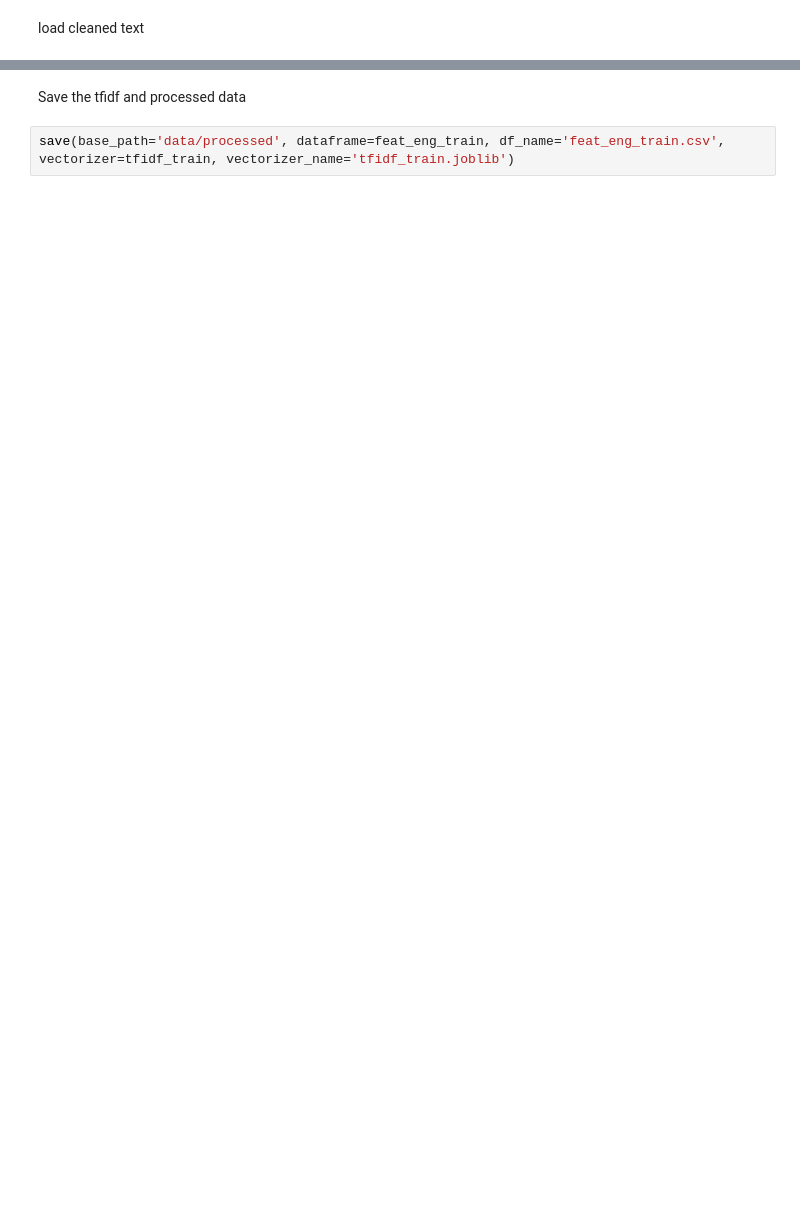
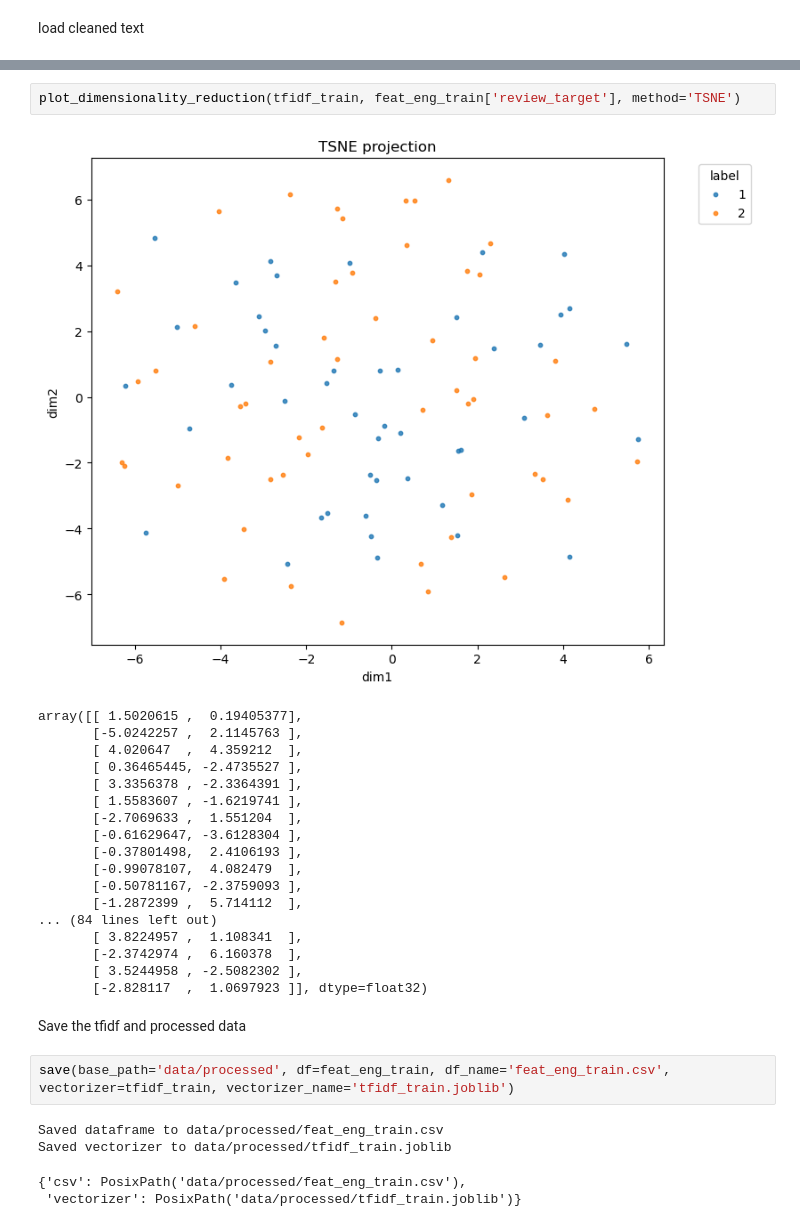
Before and after one commit to elsayedelmandoh/sentiment-sleuth, a Jupyter notebook: notebooks/04_feature_engineering.ipynb, the cells around one changed output, grey strips where cells are left out. Drawn from its saved outputs; the diff is of its cells as text; blank space fills up the shorter version.

```diff
--- a/notebooks/04_feature_engineering.ipynb
+++ b/notebooks/04_feature_engineering.ipynb
@@ -81,4 +226,30 @@ TF-IDF shape: (100, 5202)
+# %%
+plot_dimensionality_reduction(tfidf_train, feat_eng_train['review_target'], method='TSNE')
+# %% [output]
+[figure, added]
+array([[ 1.5020615 ,  0.19405377],
+       [-5.0242257 ,  2.1145763 ],
+       [ 4.020647  ,  4.359212  ],
+       [ 0.36465445, -2.4735527 ],
+       [ 3.3356378 , -2.3364391 ],
+       [ 1.5583607 , -1.6219741 ],
+       [-2.7069633 ,  1.551204  ],
+       [-0.61629647, -3.6128304 ],
+       [-0.37801498,  2.4106193 ],
+       [-0.99078107,  4.082479  ],
+       [-0.50781167, -2.3759093 ],
+       [-1.2872399 ,  5.714112  ],
+... (84 lines left out)
+       [ 3.8224957 ,  1.108341  ],
+       [-2.3742974 ,  6.160378  ],
+       [ 3.5244958 , -2.5082302 ],
+       [-2.828117  ,  1.0697923 ]], dtype=float32)
 # %% [markdown]
 Save the tfidf and processed data
 # %%
-save(base_path='data/processed', dataframe=feat_eng_train, df_name='feat_eng_train.csv', vectorizer=tfidf_train, vectorizer_name='tfidf_train.joblib')
+save(base_path='data/processed', df=feat_eng_train, df_name='feat_eng_train.csv', vectorizer=tfidf_train, vectorizer_name='tfidf_train.joblib')
+# %% [output]
+Saved dataframe to data/processed/feat_eng_train.csv
+Saved vectorizer to data/processed/tfidf_train.joblib
+{'csv': PosixPath('data/processed/feat_eng_train.csv'),
+ 'vectorizer': PosixPath('data/processed/tfidf_train.joblib')}
```
Also changed, not shown: parts of 20 cells of this notebook, 4 other files.
